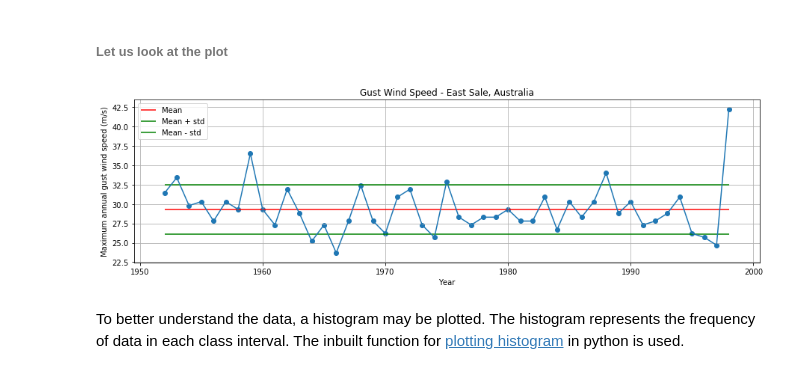
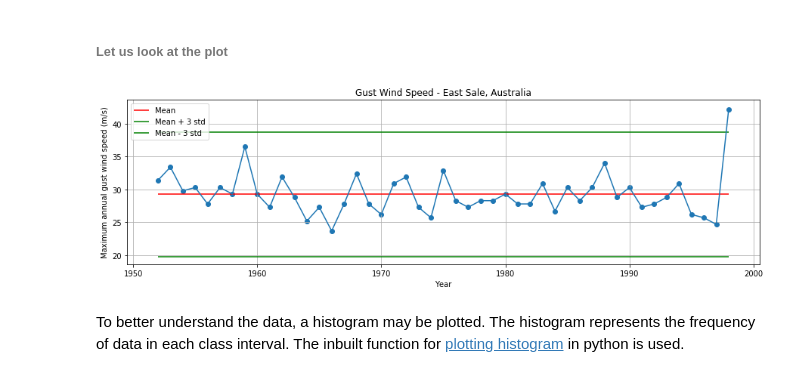
Before and after one commit to mpentek/SWELecture, a Jupyter notebook: Ex01WindClimateABL/swe_ws2021_1_1_wind_speed_computation.ipynb, the cells around one changed output. Cells and saved outputs as stored; diff of their text form; code cells hidden in the pictures.

```diff
--- a/Ex01WindClimateABL/swe_ws2021_1_1_wind_speed_computation.ipynb
+++ b/Ex01WindClimateABL/swe_ws2021_1_1_wind_speed_computation.ipynb
@@ -40,17 +40,17 @@ gust_std = np.std(maxgust)
 # %%
 plt.figure(num=1, figsize=(15, 4))
 plt.plot(year, maxgust)
 plt.scatter(year, maxgust)
 plt.hlines(gust_m, min(year), max(year), color='r', label = 'Mean')
-plt.hlines(gust_m + gust_std, min(year), max(year), color='g', label = 'Mean + std')
-plt.hlines(gust_m - gust_std, min(year), max(year), color='g', label = 'Mean - std')
+plt.hlines(gust_m + 3 * gust_std, min(year), max(year), color='g', label = 'Mean + 3 std')
+plt.hlines(gust_m - 3 * gust_std, min(year), max(year), color='g', label = 'Mean - 3 std')
 plt.ylabel('Maximum annual gust wind speed (m/s)')
 plt.xlabel('Year')
 plt.title('Gust Wind Speed - East Sale, Australia')
 plt.legend()
 plt.grid(True)
 # %% [output]
-[figure, old version]
+[figure, new version]
 # %% [markdown]
 To better understand the data, a histogram may be plotted. The histogram represents the frequency of data in each class interval. The inbuilt function for [plotting histogram](https://matplotlib.org/api/_as_gen/matplotlib.pyplot.hist.html) in python is used.
 # %%
```
Also changed, not shown: 9 other files.
